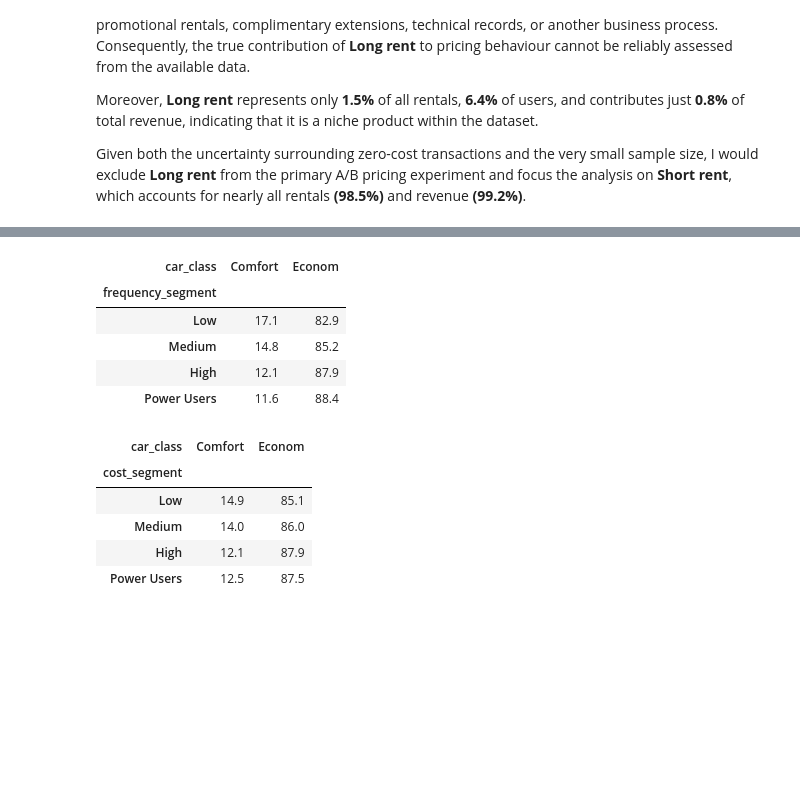
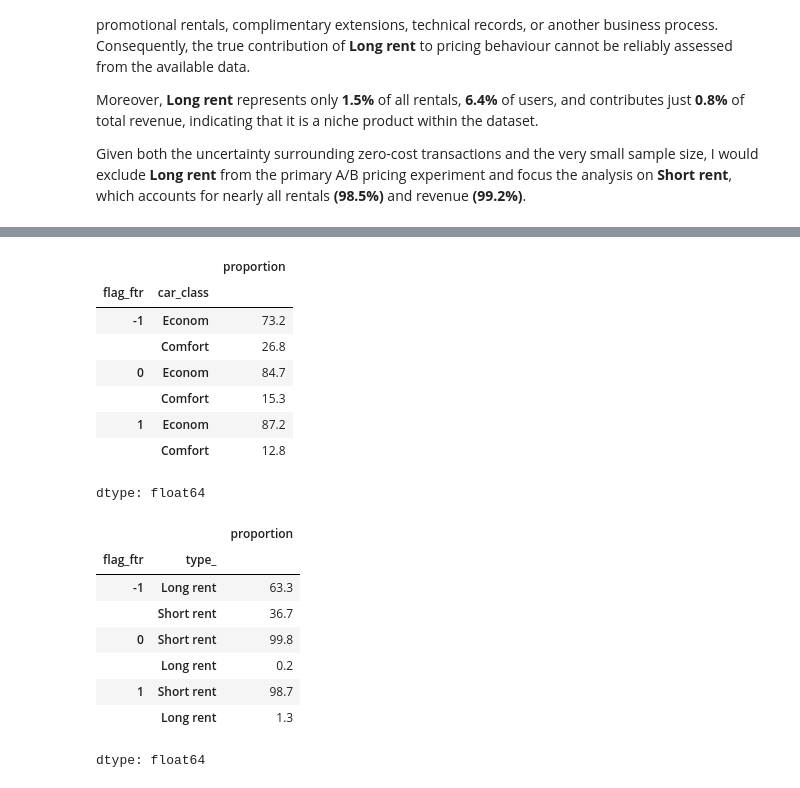
Before and after one commit to YuliaLoburets/A-B-test_project, a Jupyter notebook: A_B_Testing_project.ipynb, the cells around one changed output, grey strips where cells are left out. Saved outputs shown, nothing was run; the diff lists cells and outputs as text; code cells hidden in the pictures; blank space fills up the shorter version.

```diff
--- a/A_B_Testing_project.ipynb
+++ b/A_B_Testing_project.ipynb
@@ -355,18 +462,24 @@ overview_car_rentals.head()
 # %%
-round(pd.crosstab( overview_car_rentals['frequency_segment'], overview_car_rentals['car_class'], normalize='index')*100,1)
+round(overview.groupby('flag_ftr')['car_class'].value_counts(normalize=True)*100,1)
 # %% [output]
-| car_class | Comfort | Econom |
-| frequency_segment |  |  |
-| Low | 17.1 | 82.9 |
-| Medium | 14.8 | 85.2 |
-| High | 12.1 | 87.9 |
-| Power Users | 11.6 | 88.4 |
+|  |  | proportion |
+| flag_ftr | car_class |  |
+| -1 | Econom | 73.2 |
+|  | Comfort | 26.8 |
+| 0 | Econom | 84.7 |
+|  | Comfort | 15.3 |
+| 1 | Econom | 87.2 |
+|  | Comfort | 12.8 |
+dtype: float64
-# %%
-round(pd.crosstab(overview_car_rentals['cost_segment'], overview_car_rentals['car_class'], normalize='index')*100,1)
-# %% [output]
-| car_class | Comfort | Econom |
-| cost_segment |  |  |
-| Low | 14.9 | 85.1 |
-| Medium | 14.0 | 86.0 |
-| High | 12.1 | 87.9 |
-| Power Users | 12.5 | 87.5 |
+# %%
+round(overview.groupby('flag_ftr')['type_'].value_counts(normalize=True)*100,1)
+# %% [output]
+|  |  | proportion |
+| flag_ftr | type_ |  |
+| -1 | Long rent | 63.3 |
+|  | Short rent | 36.7 |
+| 0 | Short rent | 99.8 |
+|  | Long rent | 0.2 |
+| 1 | Short rent | 98.7 |
+|  | Long rent | 1.3 |
+dtype: float64
```
Also changed, not shown: parts of 26 cells of this notebook.
